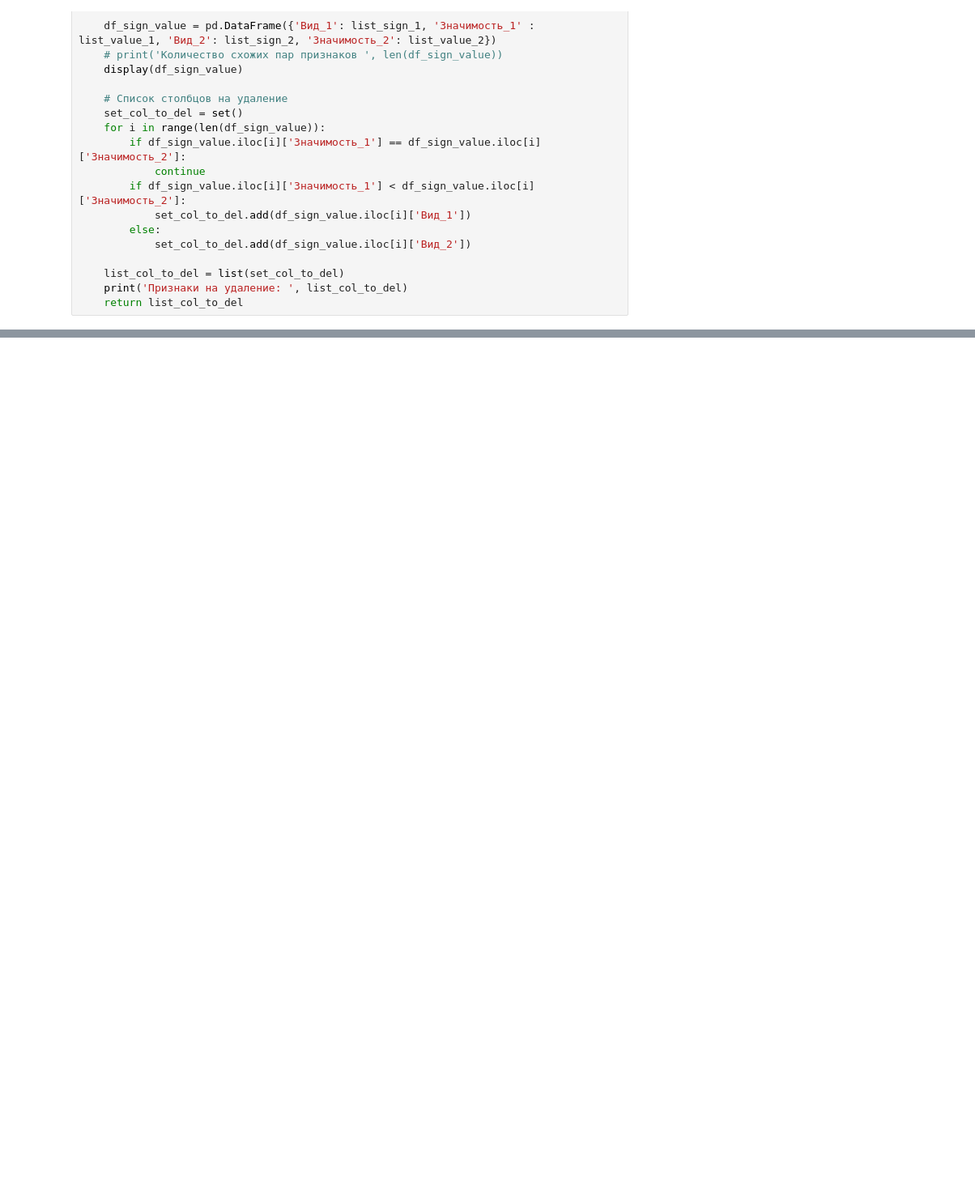
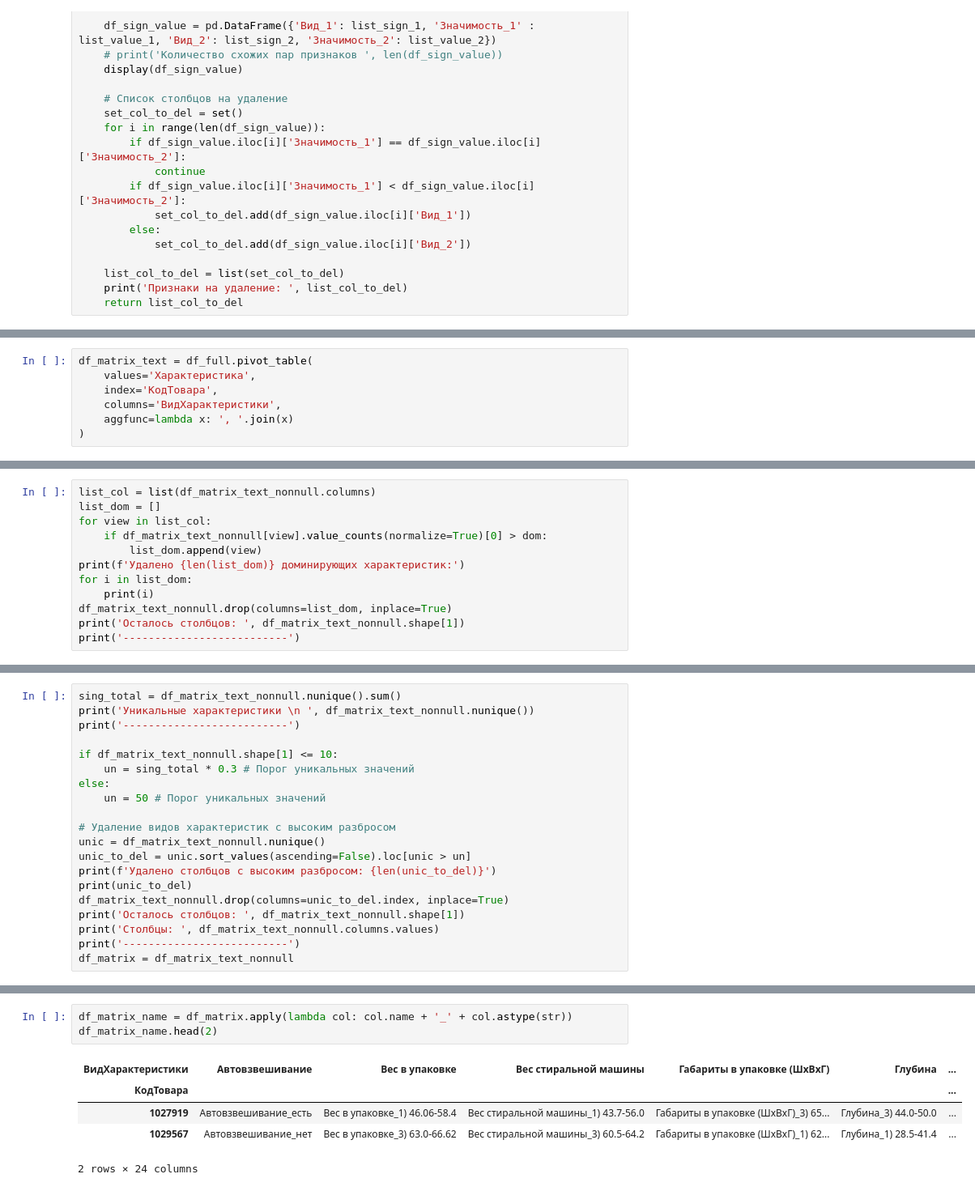
Before and after one commit to Viktor-VK/DST-138-Prodjects, a Jupyter notebook: PROJECT-FINAL_Segmentation/Модель_сегментации.ipynb, the cells around one changed output, grey strips where cells are left out. Shown at 81% size. Cells and saved outputs as stored; diff of their text form; blank space fills up the shorter version.

```diff
--- a/PROJECT-FINAL_Segmentation/Модель_сегментации.ipynb
+++ b/PROJECT-FINAL_Segmentation/Модель_сегментации.ipynb
@@ -751,0 +803,7 @@ else:
+# %%
+df_matrix_text = df_full.pivot_table(
+    values='Характеристика',
+    index='КодТовара',
+    columns='ВидХарактеристики',
+    aggfunc=lambda x: ', '.join(x)
+)
@@ -751,0 +849,12 @@ else:
+# %%
+list_col = list(df_matrix_text_nonnull.columns)
+list_dom = []
+for view in list_col:
+    if df_matrix_text_nonnull[view].value_counts(normalize=True)[0] > dom:
+        list_dom.append(view)
+print(f'Удалено {len(list_dom)} доминирующих характеристик:')
+for i in list_dom:
+    print(i)
+df_matrix_text_nonnull.drop(columns=list_dom, inplace=True)
+print('Осталось столбцов: ', df_matrix_text_nonnull.shape[1])
+print('--------------------------')
@@ -751,0 +881,20 @@ else:
+# %%
+sing_total = df_matrix_text_nonnull.nunique().sum()
+print('Уникальные характеристики \n ', df_matrix_text_nonnull.nunique())
+print('--------------------------')
+
+if df_matrix_text_nonnull.shape[1] <= 10:
+    un = sing_total * 0.3 # Порог уникальных значений
+else:
+    un = 50 # Порог уникальных значений
+
+# Удаление видов характеристик с высоким разбросом
+unic = df_matrix_text_nonnull.nunique()
+unic_to_del = unic.sort_values(ascending=False).loc[unic > un]
+print(f'Удалено столбцов с высоким разбросом: {len(unic_to_del)}')
+print(unic_to_del)
+df_matrix_text_nonnull.drop(columns=unic_to_del.index, inplace=True)
+print('Осталось столбцов: ', df_matrix_text_nonnull.shape[1])
+print('Столбцы: ', df_matrix_text_nonnull.columns.values)
+print('--------------------------')
+df_matrix = df_matrix_text_nonnull
@@ -751,0 +935,9 @@ else:
+# %%
+df_matrix_name = df_matrix.apply(lambda col: col.name + '_' + col.astype(str))
+df_matrix_name.head(2)
+# %% [output]
+| ВидХарактеристики | Автовзвешивание | Вес в упаковке | Вес стиральной машины | Габариты в упаковке (ШxВxГ) | Глубина | ... |
+| КодТовара |  |  |  |  |  | ... |
+| 1027919 | Автовзвешивание_есть | Вес в упаковке_1) 46.06-58.4 | Вес стиральной машины_1) 43.7-56.0 | Габариты в упаковке (ШxВxГ)_3) 65... | Глубина_3) 44.0-50.0 | ... |
+| 1029567 | Автовзвешивание_нет | Вес в упаковке_3) 63.0-66.62 | Вес стиральной машины_3) 60.5-64.2 | Габариты в упаковке (ШxВxГ)_1) 62... | Глубина_1) 28.5-41.4 | ... |
+2 rows × 24 columns
```
Also changed, not shown: parts of 31 cells of this notebook.
